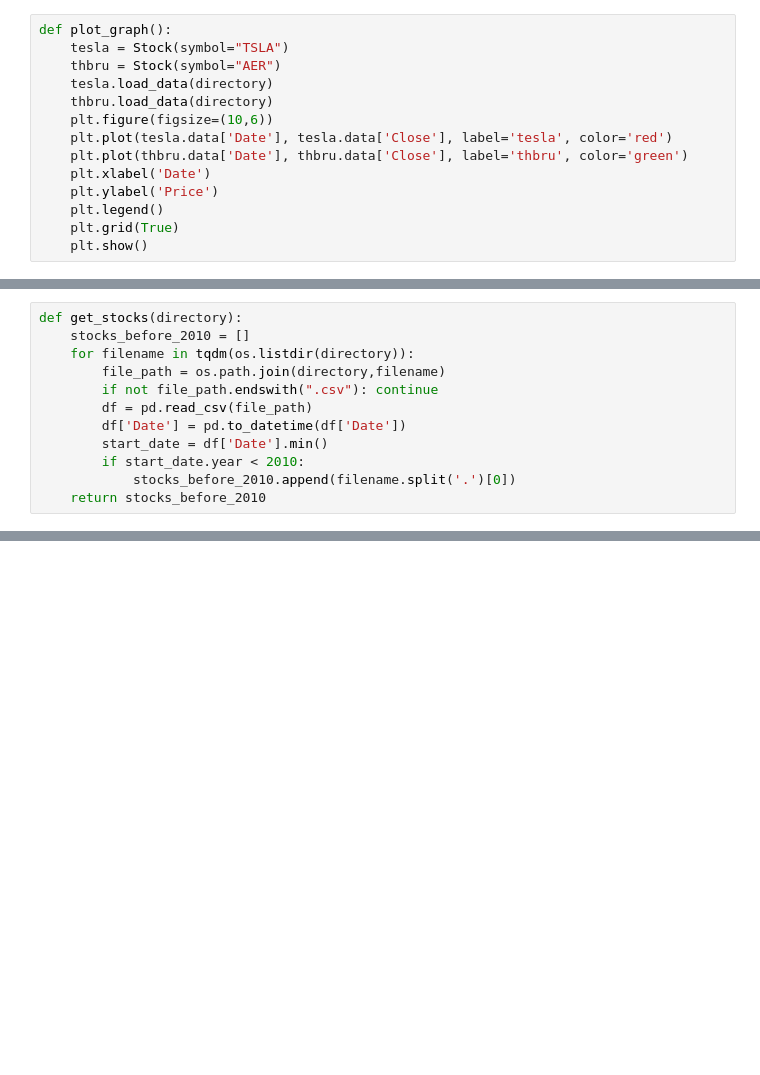
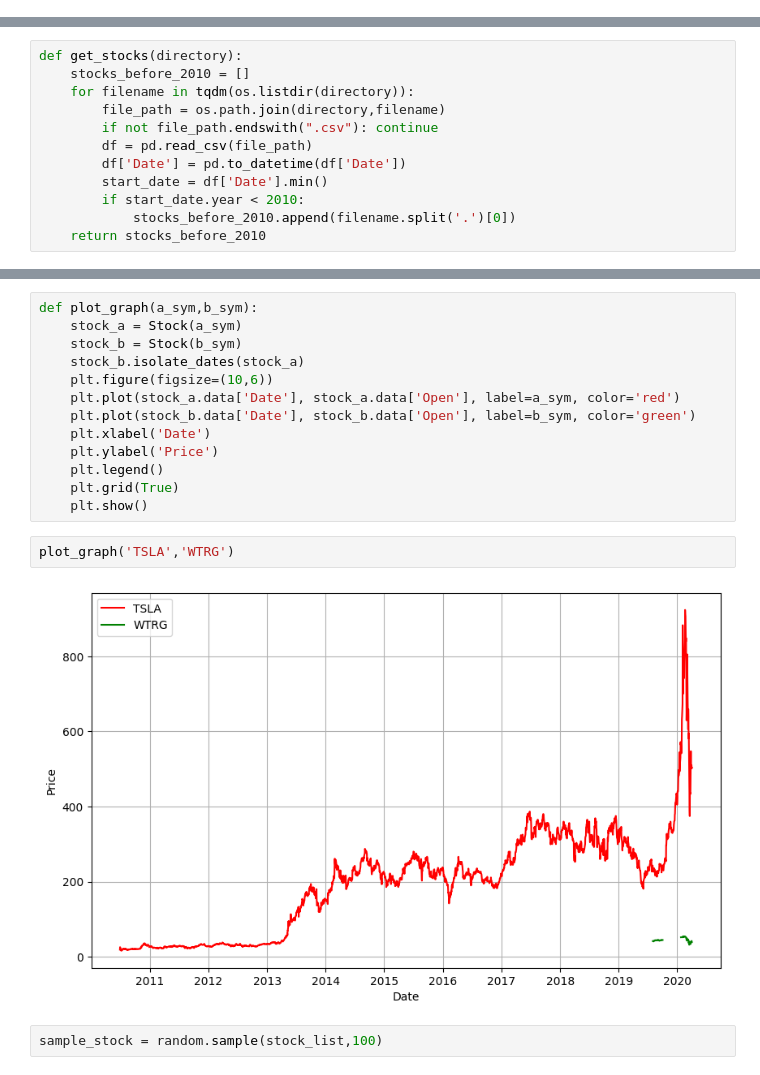
Before and after one commit to ashliujjainkar/Stock_market_analysis, a Jupyter notebook: stock_market.ipynb, the cells around one changed output, grey strips where cells are left out. Cells and saved outputs as stored; diff of their text form; blank space fills up the shorter version.

Commit message:
Stock market analysis

```diff
--- a/stock_market.ipynb
+++ b/stock_market.ipynb
@@ -245,14 +108,0 @@ thbru_data = thbru.load_data(directory)
-# %%
-def plot_graph():
-    tesla = Stock(symbol="TSLA")
-    thbru = Stock(symbol="AER")
-    tesla.load_data(directory)
-    thbru.load_data(directory)
-    plt.figure(figsize=(10,6))
-    plt.plot(tesla.data['Date'], tesla.data['Close'], label='tesla', color='red')
-    plt.plot(thbru.data['Date'], thbru.data['Close'], label='thbru', color='green')
-    plt.xlabel('Date')
-    plt.ylabel('Price')
-    plt.legend()
-    plt.grid(True)
-    plt.show()
@@ -374,0 +198,19 @@ def max_min_correlation(directory,sym='TSLA'):
+# %%
+def plot_graph(a_sym,b_sym):
+    stock_a = Stock(a_sym)
+    stock_b = Stock(b_sym)
+    stock_b.isolate_dates(stock_a)
+    plt.figure(figsize=(10,6))
+    plt.plot(stock_a.data['Date'], stock_a.data['Open'], label=a_sym, color='red')
+    plt.plot(stock_b.data['Date'], stock_b.data['Open'], label=b_sym, color='green')
+    plt.xlabel('Date')
+    plt.ylabel('Price')
+    plt.legend()
+    plt.grid(True)
+    plt.show()
+# %%
+plot_graph('TSLA','WTRG')
+# %% [output]
+[figure, added]
+# %%
+sample_stock = random.sample(stock_list,100)
```
Also changed, not shown: parts of 64 cells of this notebook.
